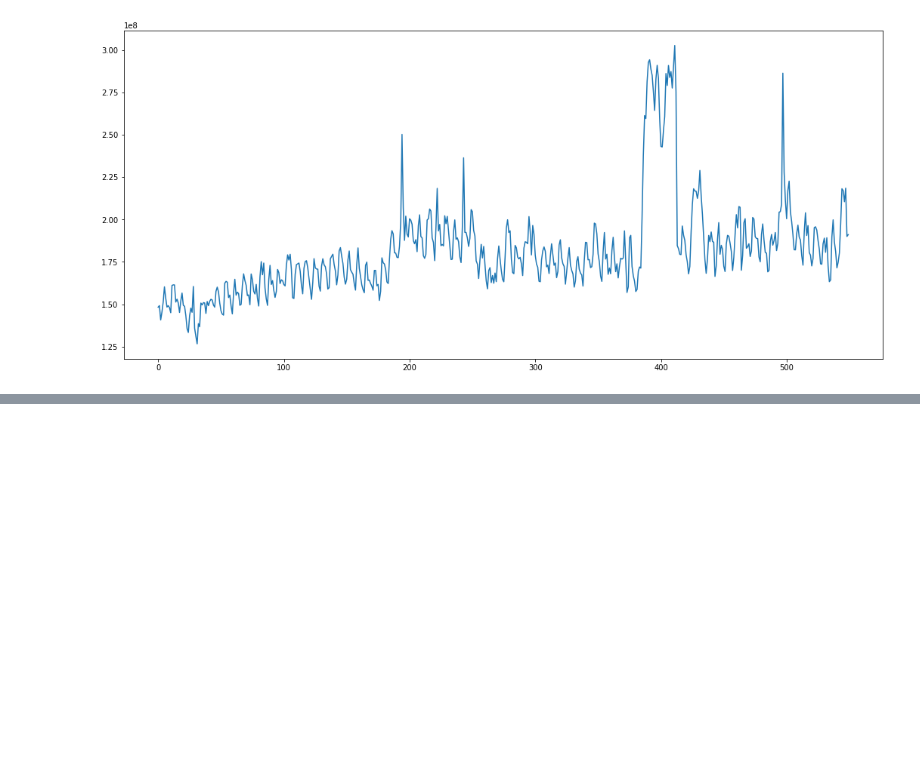
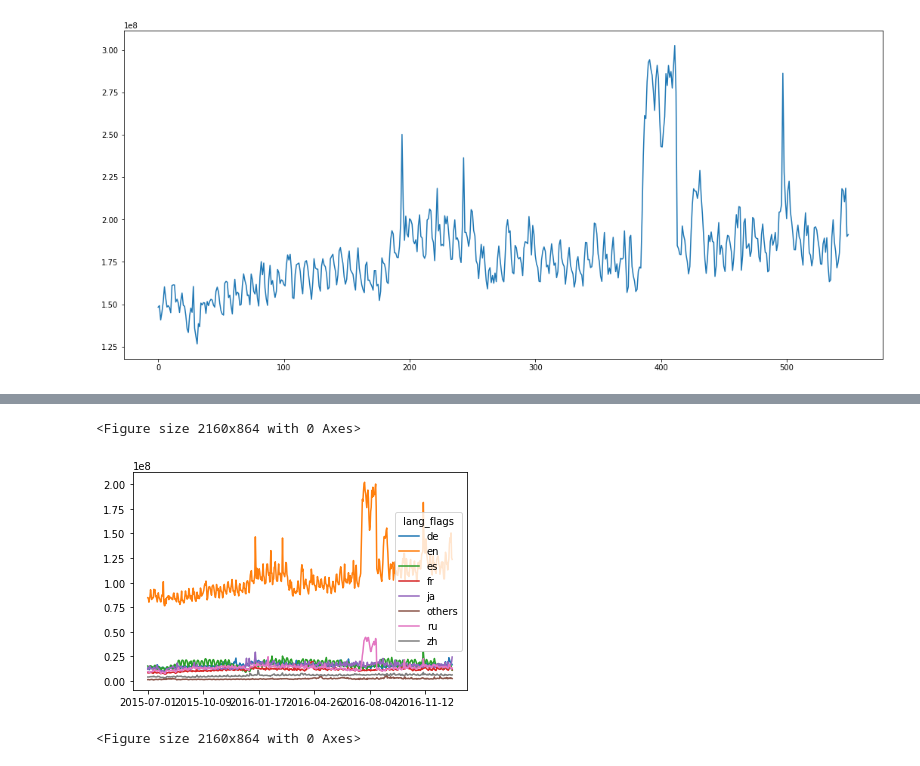
Before and after one commit to atomikkus/time_series, a Jupyter notebook: adease.ipynb, the cells around one changed output, grey strips where cells are left out. Saved outputs shown, nothing was run; the diff lists cells and outputs as text; code cells hidden in the pictures; blank space fills up the shorter version.

```diff
--- a/adease.ipynb
+++ b/adease.ipynb
@@ -55,7 +72,3 @@ plt.figure(figsize=(18,8))
 trial_df['visits'].plot();
 # %% [output]
 [figure]
-# %%
-r= '2NE1_zh.wikipedia.org_all-access_spider'
-
-r.split('.')[0]
@@ -161,0 +117,7 @@ df
+# %%
+plt.figure(figsize=(30,12))
+df.groupby('lang_flags').sum().T.plot();
+# %% [output]
+<Figure size 2160x864 with 0 Axes>
+[figure, added]
+<Figure size 2160x864 with 0 Axes>
```
Also changed, not shown: parts of 16 cells of this notebook.
